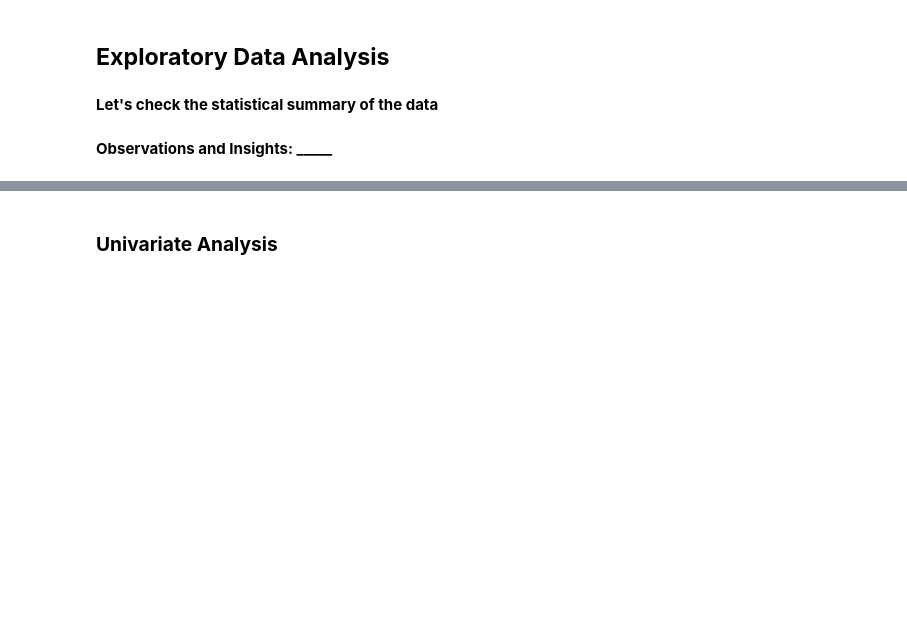
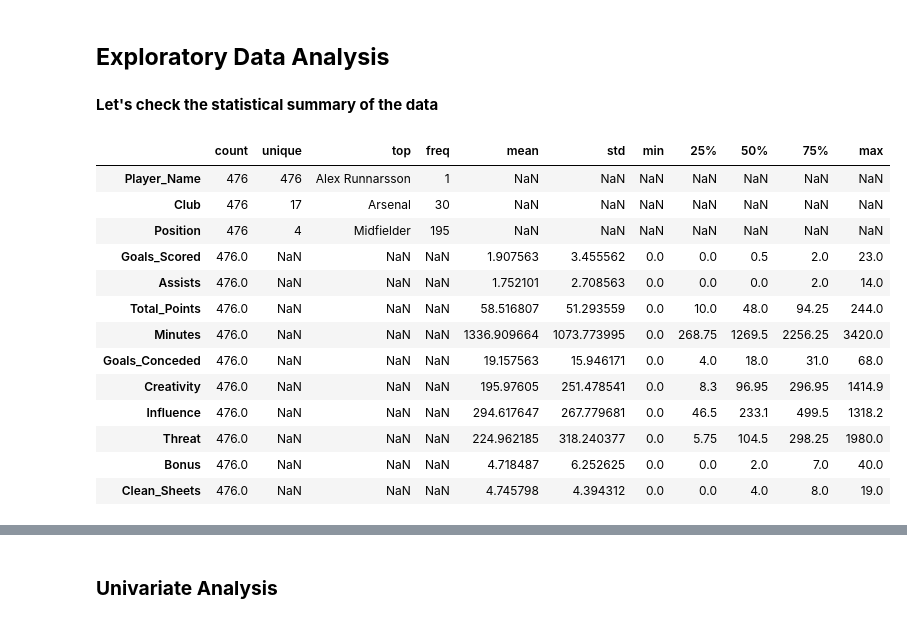
Before and after one commit to vivimtz888/dataanalysis-visualization, a Jupyter notebook: Learner_Notebook_Unsupervised_Learning_Practice_Project.ipynb, the cells around one changed output, grey strips where cells are left out. Saved outputs shown, nothing was run; the diff lists cells and outputs as text; code cells hidden in the pictures; blank space fills up the shorter version.

```diff
--- a/Learner_Notebook_Unsupervised_Learning_Practice_Project.ipynb
+++ b/Learner_Notebook_Unsupervised_Learning_Practice_Project.ipynb
@@ -104,2 +177,18 @@ df.describe(_____).T
-# %% [markdown]
-**Observations and Insights: _____**
+# %%
+# add 'all' to include statistics for alll colums including non-numerical data types
+df_copy.describe(include ='all').T
+# %% [output]
+|  | count | unique | top | freq | mean | std | min | 25% | 50% | 75% | max |
+| Player_Name | 476 | 476 | Alex Runnarsson | 1 | NaN | NaN | NaN | NaN | NaN | NaN | NaN |
+| Club | 476 | 17 | Arsenal | 30 | NaN | NaN | NaN | NaN | NaN | NaN | NaN |
+| Position | 476 | 4 | Midfielder | 195 | NaN | NaN | NaN | NaN | NaN | NaN | NaN |
+| Goals_Scored | 476.0 | NaN | NaN | NaN | 1.907563 | 3.455562 | 0.0 | 0.0 | 0.5 | 2.0 | 23.0 |
+| Assists | 476.0 | NaN | NaN | NaN | 1.752101 | 2.708563 | 0.0 | 0.0 | 0.0 | 2.0 | 14.0 |
+| Total_Points | 476.0 | NaN | NaN | NaN | 58.516807 | 51.293559 | 0.0 | 10.0 | 48.0 | 94.25 | 244.0 |
+| Minutes | 476.0 | NaN | NaN | NaN | 1336.909664 | 1073.773995 | 0.0 | 268.75 | 1269.5 | 2256.25 | 3420.0 |
+| Goals_Conceded | 476.0 | NaN | NaN | NaN | 19.157563 | 15.946171 | 0.0 | 4.0 | 18.0 | 31.0 | 68.0 |
+| Creativity | 476.0 | NaN | NaN | NaN | 195.97605 | 251.478541 | 0.0 | 8.3 | 96.95 | 296.95 | 1414.9 |
+| Influence | 476.0 | NaN | NaN | NaN | 294.617647 | 267.779681 | 0.0 | 46.5 | 233.1 | 499.5 | 1318.2 |
+| Threat | 476.0 | NaN | NaN | NaN | 224.962185 | 318.240377 | 0.0 | 5.75 | 104.5 | 298.25 | 1980.0 |
+| Bonus | 476.0 | NaN | NaN | NaN | 4.718487 | 6.252625 | 0.0 | 0.0 | 2.0 | 7.0 | 40.0 |
+| Clean_Sheets | 476.0 | NaN | NaN | NaN | 4.745798 | 4.394312 | 0.0 | 0.0 | 4.0 | 8.0 | 19.0 |
```
Also changed, not shown: parts of 17 cells of this notebook.
